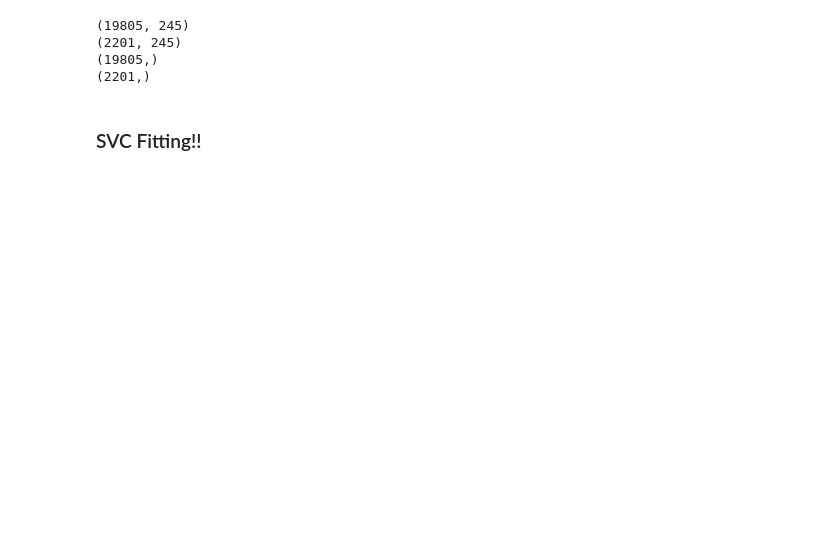
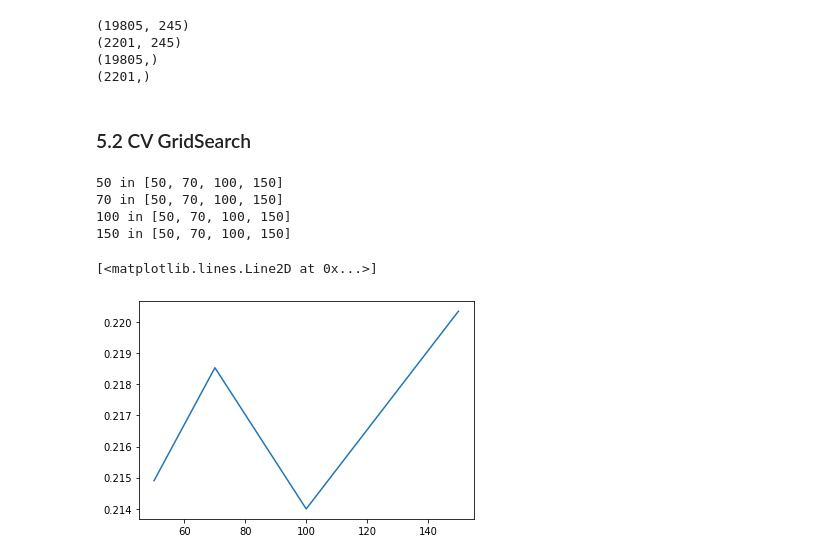
Before and after one commit to felixfa/AgeDetection, a Jupyter notebook: notebooks/fruntxas_colab_exploration.ipynb, the cells around one changed output. Saved outputs shown, nothing was run; the diff lists cells and outputs as text; code cells hidden in the pictures; blank space fills up the shorter version.

```diff
--- a/notebooks/fruntxas_colab_exploration.ipynb
+++ b/notebooks/fruntxas_colab_exploration.ipynb
@@ -404,5 +437,5 @@ print(y_test.shape)
 (2201, 245)
 (19805,)
 (2201,)
-# %% [markdown]
-### SVC Fitting!!
+# %% [markdown]
+### 5.2 CV GridSearch
@@ -408,0 +448,50 @@ print(y_test.shape)
+# %%
+# C = [10,10.5,11,11.5]         # C = 11 is good [10.5 - 11.5]
+# rbf = 0.381 is best
+
+#neigh =[100,300,500]
+#radius =  [16500] #--> 0.285
+
+accuracy = []
+#n_estimators = 400 --> 0.345
+#criterion = "entropy"
+#class_weight = ["balanced","balanced_subsample"] -> irrelevant
+
+criterion = 'gini' # 0.207
+splitter = 'best'
+min_samples_split = [50,70,100,150]
+
+for i in min_samples_split:
+    print(i,"in",min_samples_split)
+
+    # SVC
+    #model = SVC(kernel="rbf",class_weight="balanced",C = 11
+    #            ,cache_size=1000,verbose=10)
+
+    # Random Forest
+    #model = RandomForestClassifier(n_estimators = 400, n_jobs = -1, criterion=criterion,class_weight=c)
+
+    # DecisionTree
+    model = DecisionTreeClassifier(criterion=criterion,splitter=splitter
+                                   ,min_samples_split=i)
+
+
+    # RadiusNeighClassifier
+    #model = RadiusNeighborsClassifier(radius = radius
+    #                                  ,n_jobs=-1
+    #                                  ,outlier_label="most_frequent"
+    #                                  ,weights='distance'
+    #                                  ,p=1)
+    model.fit(X_train_transformed, y_train)
+    y_pred = model.predict(X_test_transformed)
+    accuracy.append(accuracy_score(y_test,y_pred))
+# %% [output]
+50 in [50, 70, 100, 150]
+70 in [50, 70, 100, 150]
+100 in [50, 70, 100, 150]
+150 in [50, 70, 100, 150]
+# %%
+plt.plot(min_samples_split,accuracy)
+# %% [output]
+[<matplotlib.lines.Line2D at 0x...>]
+[figure, added]
```
Also changed, not shown: parts of 95 cells of this notebook.
